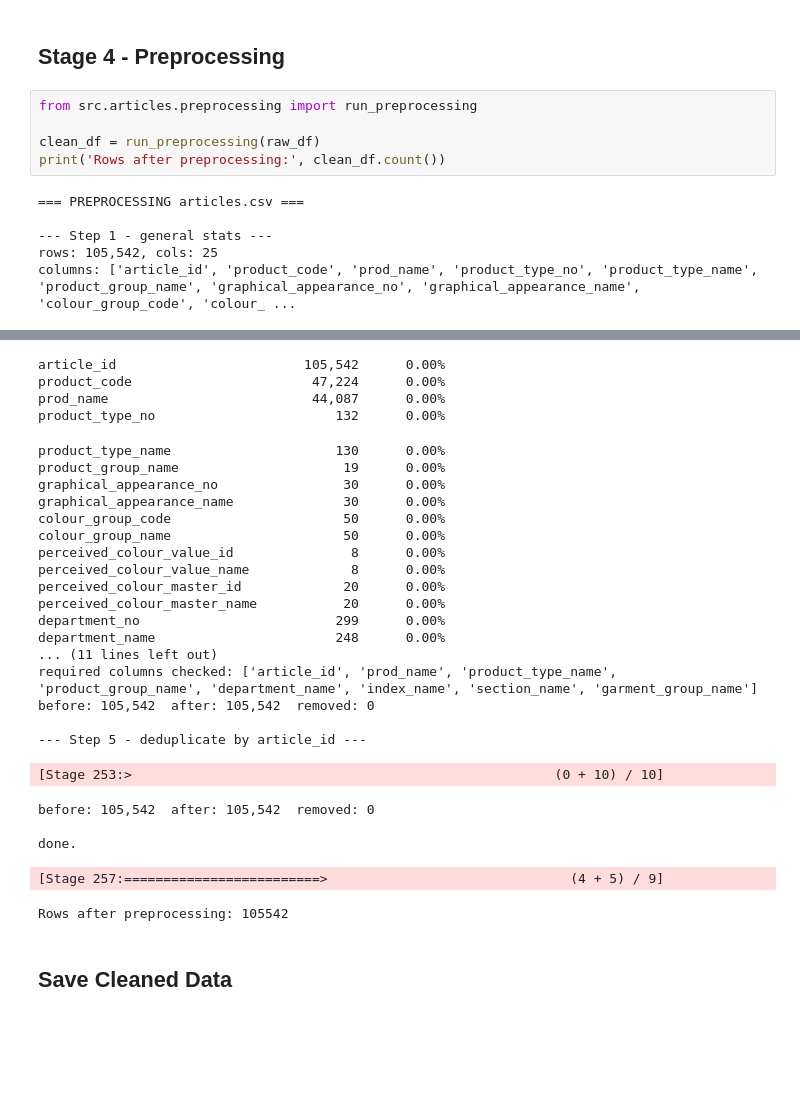
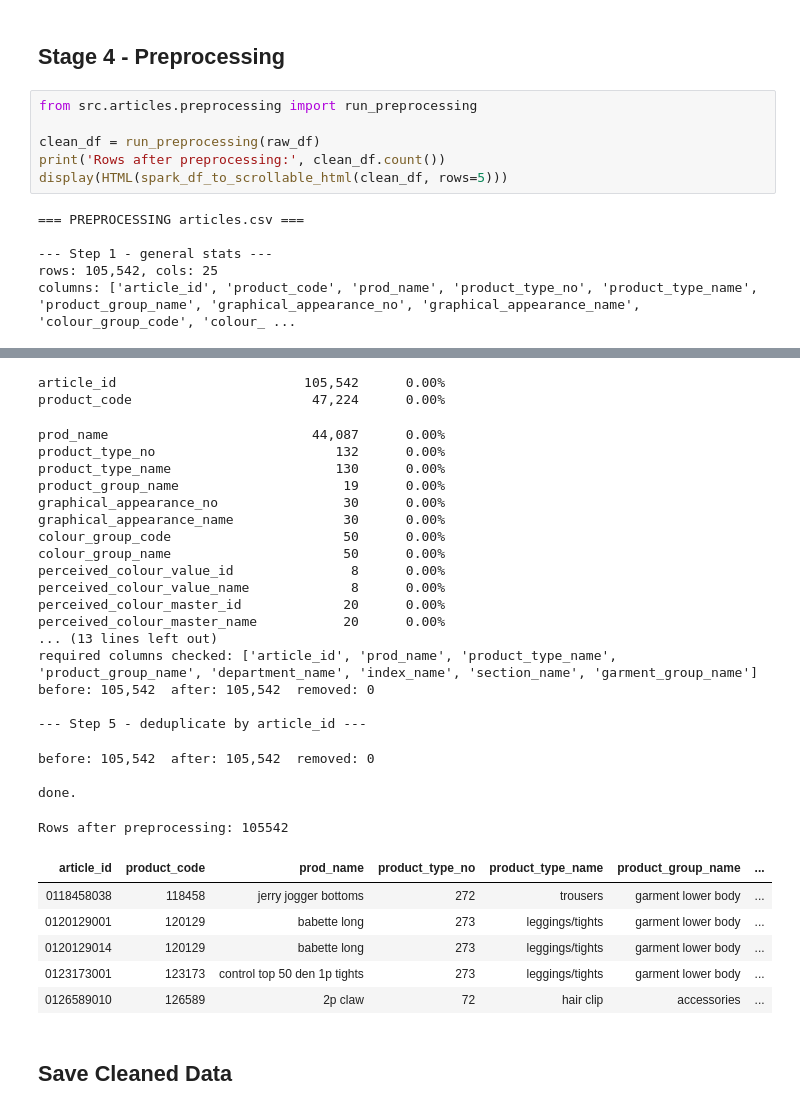
Before and after one commit to RomanKapustiak/hm-fashion-spark-project, a Jupyter notebook: src/notebooks/articles.ipynb, the cells around one changed output, grey strips where cells are left out. Drawn from its saved outputs; the diff is of its cells as text; blank space fills up the shorter version.

```diff
--- a/src/notebooks/articles.ipynb
+++ b/src/notebooks/articles.ipynb
@@ -44,6 +71,7 @@ from src.articles.preprocessing import run_preprocessing
 
 clean_df = run_preprocessing(raw_df)
 print('Rows after preprocessing:', clean_df.count())
+display(HTML(spark_df_to_scrollable_html(clean_df, rows=5)))
 # %% [output]
 === PREPROCESSING articles.csv ===
 
@@ -57,44 +85,46 @@ columns: ['article_id', 'product_code', 'prod_name', 'product_type_no', 'product
 |count  |105542              |105542            |105542                    |105542            |105542           |105542            |105542                 |105542                   |105542             ...
 |mean   |6.984245690969188E8 |698424.5633776127 |null                      |234.86187489340736|null             |null              |1009515.0757234087     |null                     |32.23382160656421  ...
 |stddev |1.2846238133616123E8|128462.38443205012|null                      |75.0493080295674  |null             |null              |22413.585777875127     |null                     |28.086154123050108 ...
 |min    |0108775015          |108775            |& Denim Boyfriend LW denim|-1                |Accessories set  |Accessories       |-1                     |All over pattern         |-1                 ...
 |max    |0959461001          |959461            |Åsa Dress                 |762               |Zipper head      |Unknown           |1010029                |Unknown                  |93                 ...
 +-------+--------------------+------------------+--------------------------+------------------+-----------------+------------------+-----------------------+-------------------------+------------------ ...
 
 
 --- Step 2 - type casting and text normalization ---
 ... (28 lines left out)
 
 --- Step 3 - feature informativeness ---
 column                           distinct      null%
 --------------------------------------------------------
 article_id                        105,542      0.00%
 product_code                       47,224      0.00%
-prod_name                          44,087      0.00%
-product_type_no                       132      0.00%
+prod_name                          44,087      0.00%
+product_type_no                       132      0.00%
 product_type_name                     130      0.00%
 product_group_name                     19      0.00%
 graphical_appearance_no                30      0.00%
 graphical_appearance_name              30      0.00%
 colour_group_code                      50      0.00%
 colour_group_name                      50      0.00%
 perceived_colour_value_id               8      0.00%
 perceived_colour_value_name             8      0.00%
 perceived_colour_master_id             20      0.00%
 perceived_colour_master_name           20      0.00%
-department_no                         299      0.00%
-department_name                       248      0.00%
-... (11 lines left out)
+... (13 lines left out)
 required columns checked: ['article_id', 'prod_name', 'product_type_name', 'product_group_name', 'department_name', 'index_name', 'section_name', 'garment_group_name']
 before: 105,542  after: 105,542  removed: 0
 
 --- Step 5 - deduplicate by article_id ---
-[Stage 253:>                                                      (0 + 10) / 10]
+before: 105,542  after: 105,542  removed: 0
+
+done.
-before: 105,542  after: 105,542  removed: 0
-
-done.
+Rows after preprocessing: 105542
-[Stage 257:=========================>                               (4 + 5) / 9]
-Rows after preprocessing: 105542
+| article_id | product_code | prod_name | product_type_no | product_type_name | product_group_name | ... |
+| 0118458038 | 118458 | jerry jogger bottoms | 272 | trousers | garment lower body | ... |
+| 0120129001 | 120129 | babette long | 273 | leggings/tights | garment lower body | ... |
+| 0120129014 | 120129 | babette long | 273 | leggings/tights | garment lower body | ... |
+| 0123173001 | 123173 | control top 50 den 1p tights | 273 | leggings/tights | garment lower body | ... |
+| 0126589010 | 126589 | 2p claw | 72 | hair clip | accessories | ... |
 # %% [markdown]
 ## Save Cleaned Data
 # %%
```
Also changed, not shown: parts of 4 cells of this notebook, 1 other file.
